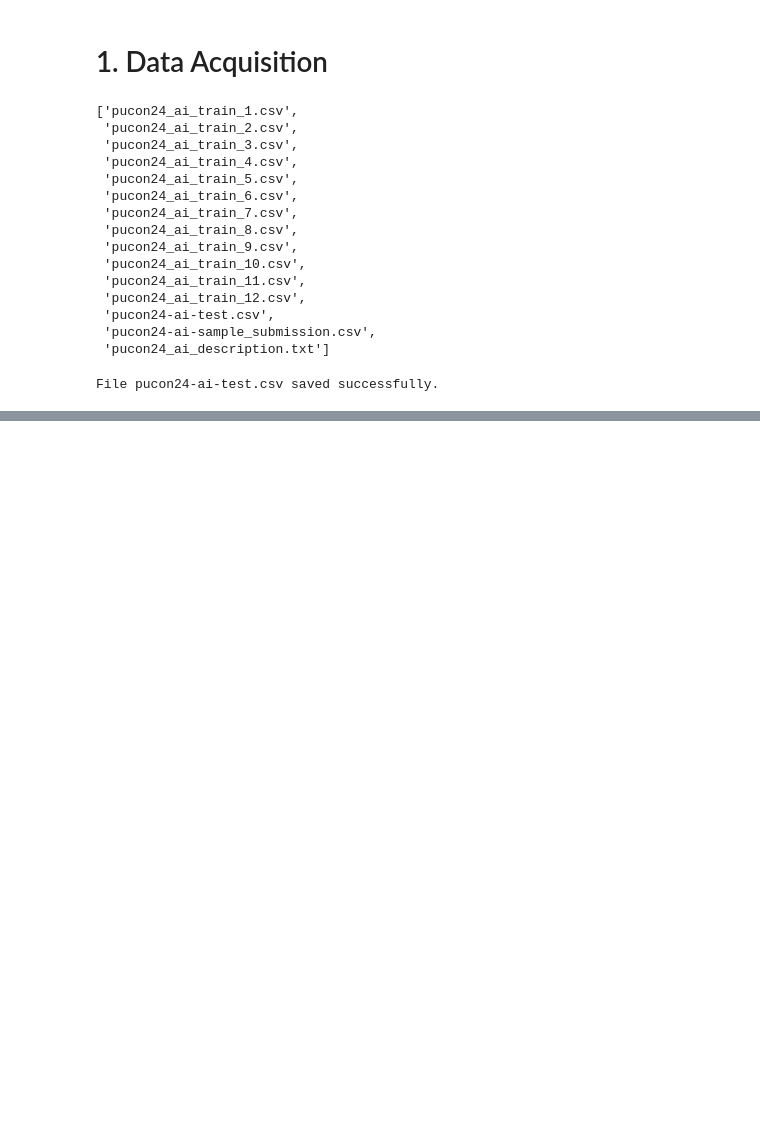
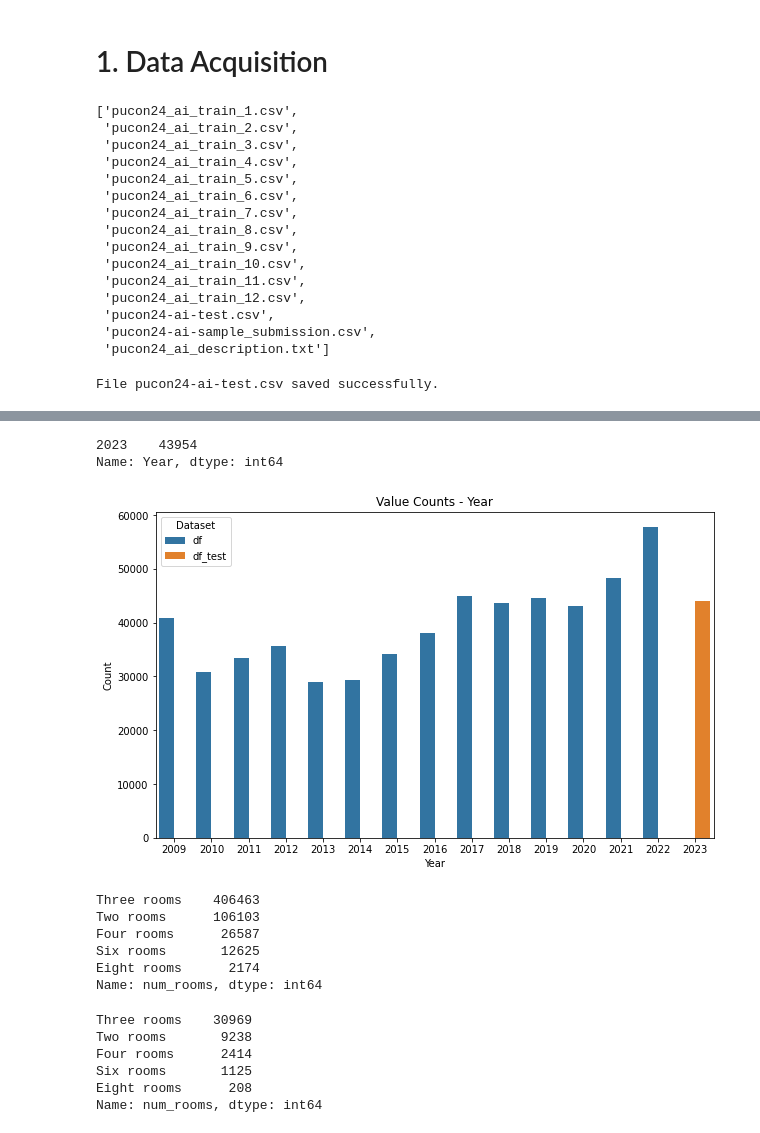
Before and after one commit to Muhammad-Sheraz-ds/AI-Property-Profit-Maximizer, a Jupyter notebook: Optimizing_Profits.ipynb, the cells around one changed output, grey strips where cells are left out. Cells and saved outputs as stored; diff of their text form; code cells hidden in the pictures; blank space fills up the shorter version.

```diff
--- a/Optimizing_Profits.ipynb
+++ b/Optimizing_Profits.ipynb
@@ -152,0 +374,42 @@ df.to_csv('./Dataset/training.csv')
+# %%
+df_test['Year'].value_counts()
+# %% [output]
+2023    43954
+Name: Year, dtype: int64
+# %%
+import seaborn as sns
+import matplotlib.pyplot as plt
+
+combined_df = pd.concat([df['Year'].value_counts().rename('df'),
+                         df_test['Year'].value_counts().rename('df_test')],
+                        axis=1)
+
+melted_df = pd.melt(combined_df.reset_index(), id_vars='index', var_name='Dataset', value_name='Count')
+
+# Plot using Seaborn
+plt.figure(figsize=(10, 6))
+sns.barplot(x='index', y='Count', hue='Dataset', data=melted_df)
+plt.title('Value Counts - Year')
+plt.xlabel('Year')
+plt.ylabel('Count')
+plt.show()
+# %% [output]
+[figure, added]
+# %%
+df['num_rooms'].value_counts()
+# %% [output]
+Three rooms    406463
+Two rooms      106103
+Four rooms      26587
+Six rooms       12625
+Eight rooms      2174
+Name: num_rooms, dtype: int64
+# %%
+df_test['num_rooms'].value_counts()
+# %% [output]
+Three rooms    30969
+Two rooms       9238
+Four rooms      2414
+Six rooms       1125
+Eight rooms      208
+Name: num_rooms, dtype: int64
```
Also changed, not shown: parts of 65 cells of this notebook.
